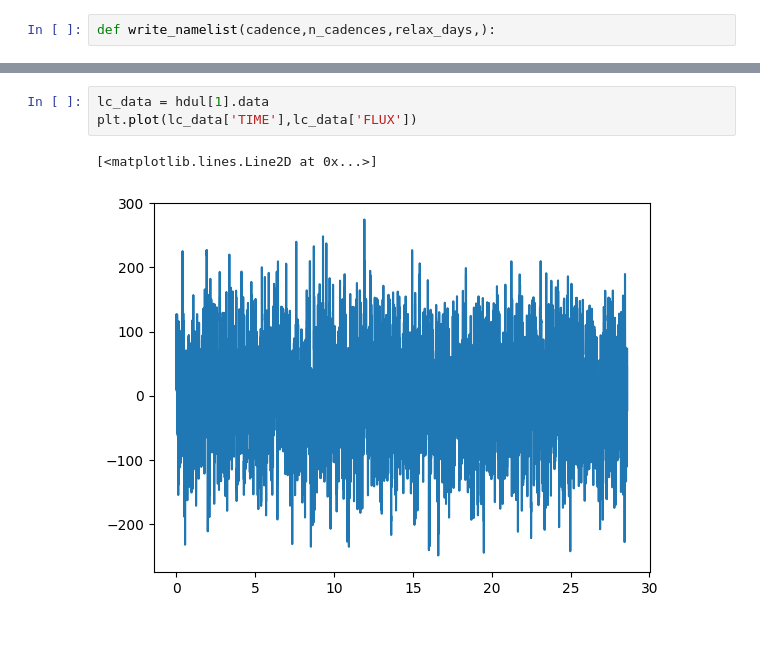
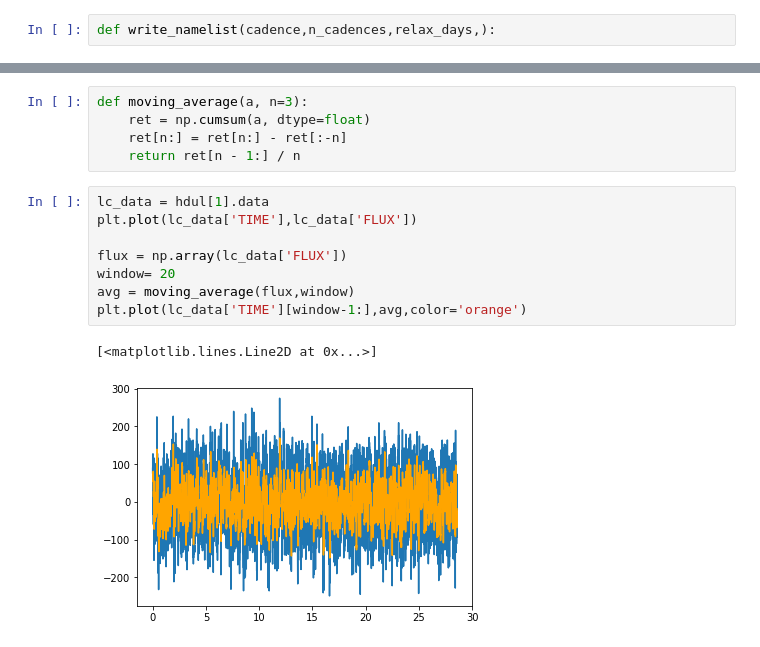
Before and after one commit to QuickPainter/M_Dwarf_Oscillations, a Jupyter notebook: more_injection.ipynb, the cells around one changed output, grey strips where cells are left out. Cells and saved outputs as stored; diff of their text form.

```diff
--- a/more_injection.ipynb
+++ b/more_injection.ipynb
@@ -333,6 +613,16 @@ print(data)
+# %%
+def moving_average(a, n=3):
+    ret = np.cumsum(a, dtype=float)
+    ret[n:] = ret[n:] - ret[:-n]
+    return ret[n - 1:] / n
 # %%
 lc_data = hdul[1].data
 plt.plot(lc_data['TIME'],lc_data['FLUX'])
+
+flux = np.array(lc_data['FLUX'])
+window= 20
+avg = moving_average(flux,window)
+plt.plot(lc_data['TIME'][window-1:],avg,color='orange')
 # %% [output]
 [<matplotlib.lines.Line2D at 0x...>]
-[figure, old version]
+[figure, new version]
```
Also changed, not shown: parts of 41 cells of this notebook.
